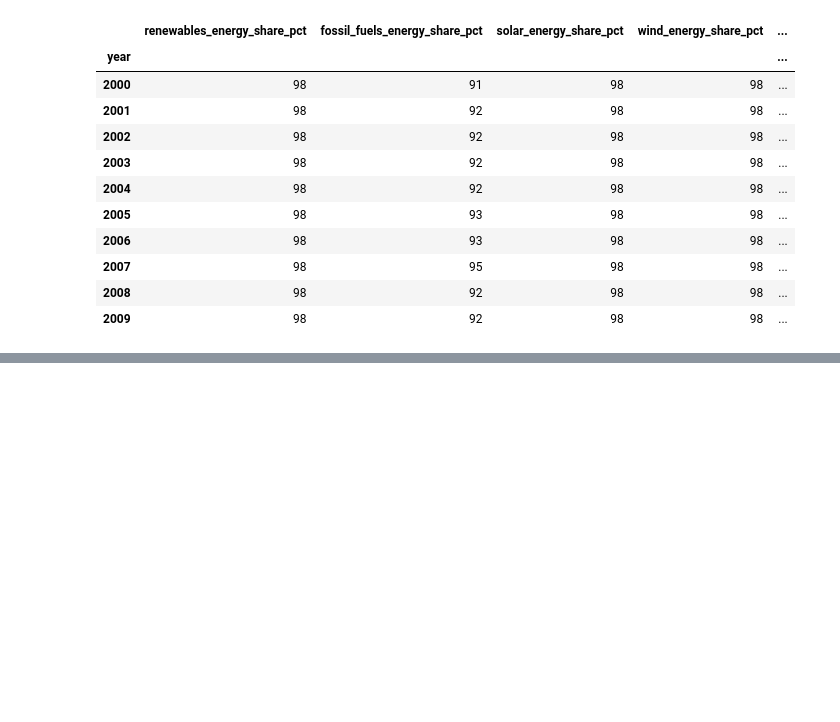
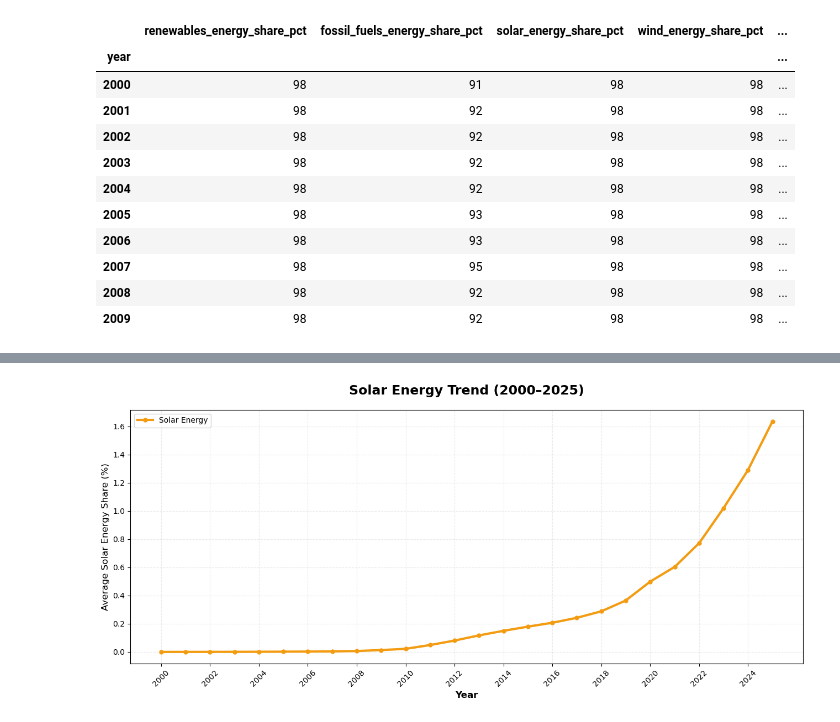
Before and after one commit to Abdullah-awa/Global-Energy-Transition-CA1, a Jupyter notebook: Global_Energy_Transition.ipynb, the cells around one changed output, grey strips where cells are left out. Saved outputs shown, nothing was run; the diff lists cells and outputs as text; code cells hidden in the pictures; blank space fills up the shorter version.

```diff
--- a/Global_Energy_Transition.ipynb
+++ b/Global_Energy_Transition.ipynb
@@ -239,0 +346,45 @@ yearly_data.head(10)
+# %%
+# Calculate yearly average solar energy share
+
+solar_trend = energy_df.groupby("year")[
+    "solar_energy_share_pct"
+].mean().reset_index()
+
+# Create solar energy trend graph
+
+plt.figure(figsize=(13, 6))
+
+plt.plot(
+    solar_trend["year"],
+    solar_trend["solar_energy_share_pct"],
+    color="#F39C12",
+    marker="o",
+    linewidth=3,
+    markersize=5,
+    label="Solar Energy"
+)
+
+plt.title(
+    "Solar Energy Trend (2000–2025)",
+    fontsize=17,
+    fontweight="bold",
+    pad=20
+)
+
+plt.xlabel("Year", fontsize=12, fontweight="bold")
+plt.ylabel("Average Solar Energy Share (%)", fontsize=12)
+
+plt.xticks(range(2000, 2026, 2), rotation=45)
+plt.legend()
+plt.grid(alpha=0.25, linestyle="--")
+plt.tight_layout()
+
+plt.savefig(
+    "Graph_02_Solar_Energy.png",
+    dpi=300,
+    bbox_inches="tight"
+)
+
+plt.show()
+# %% [output]
+[figure, added]
```
Also changed, not shown: parts of 7 cells of this notebook.
